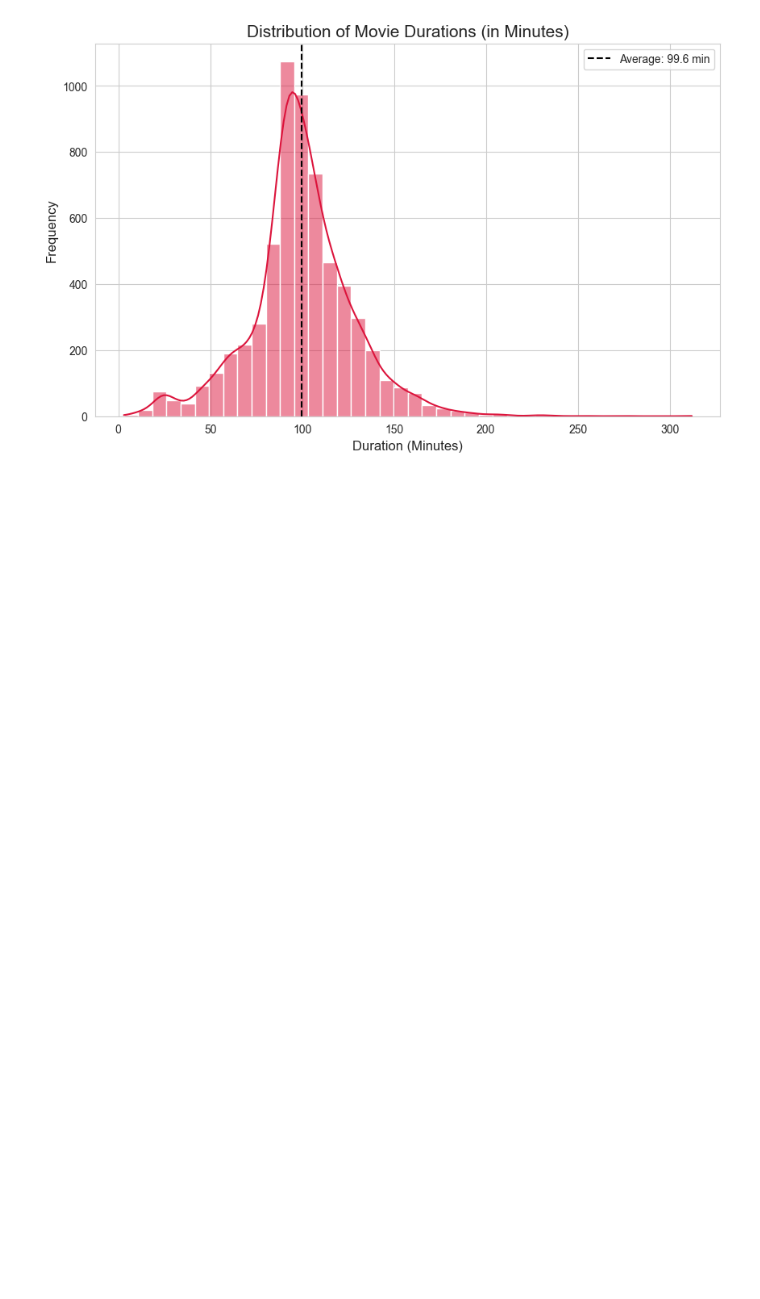
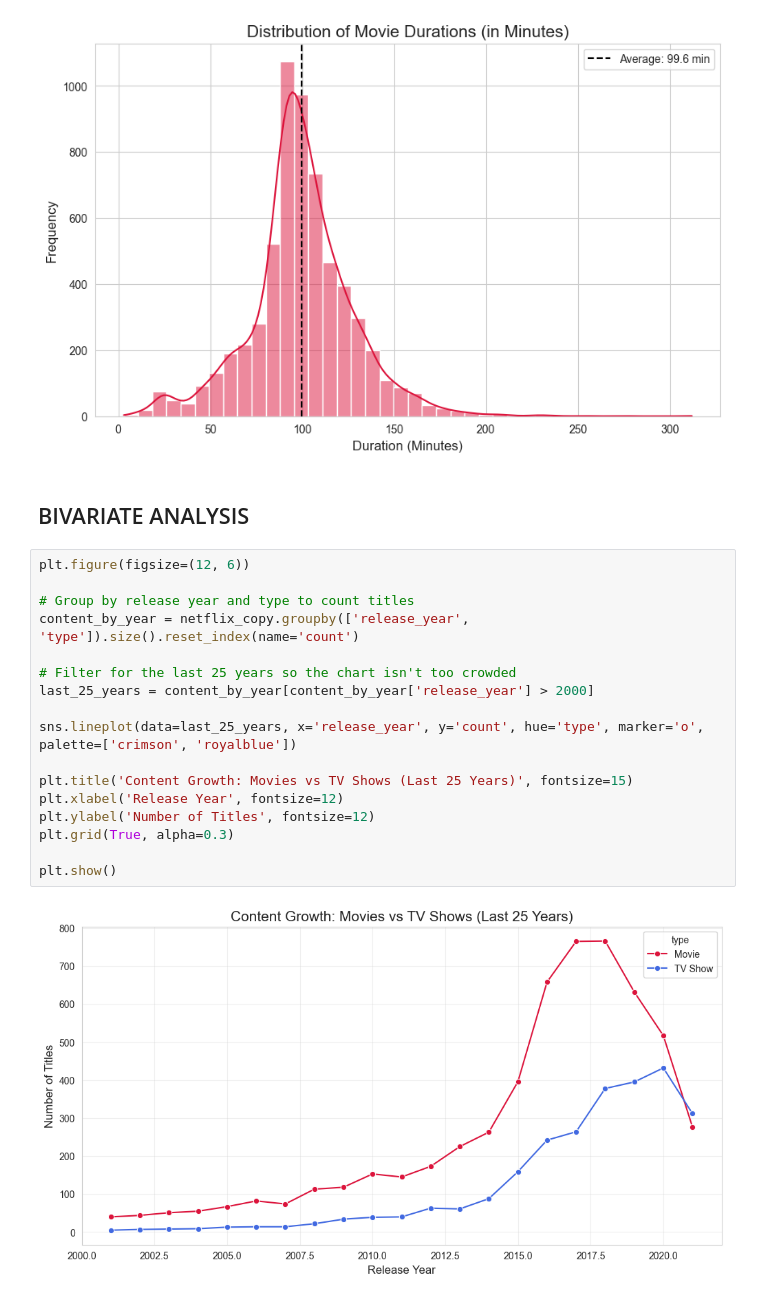
Before and after one commit to Janetjesy/Kaggle_netflix, a Jupyter notebook: netflix.ipynb, the cells around one changed output. Cells and saved outputs as stored; diff of their text form; blank space fills up the shorter version.

Commit message:
bivariate analysis

```diff
--- a/netflix.ipynb
+++ b/netflix.ipynb
@@ -498,3 +500,24 @@ plt.legend()
 plt.show()
 # %% [output]
 [figure]
+# %% [markdown]
+## BIVARIATE ANALYSIS
+# %%
+plt.figure(figsize=(12, 6))
+
+# Group by release year and type to count titles
+content_by_year = netflix_copy.groupby(['release_year', 'type']).size().reset_index(name='count')
+
+# Filter for the last 25 years so the chart isn't too crowded
+last_25_years = content_by_year[content_by_year['release_year'] > 2000]
+
+sns.lineplot(data=last_25_years, x='release_year', y='count', hue='type', marker='o', palette=['crimson', 'royalblue'])
+
+plt.title('Content Growth: Movies vs TV Shows (Last 25 Years)', fontsize=15)
+plt.xlabel('Release Year', fontsize=12)
+plt.ylabel('Number of Titles', fontsize=12)
+plt.grid(True, alpha=0.3)
+
+plt.show()
+# %% [output]
+[figure, added]
```
Also changed, not shown: parts of 8 cells of this notebook.
